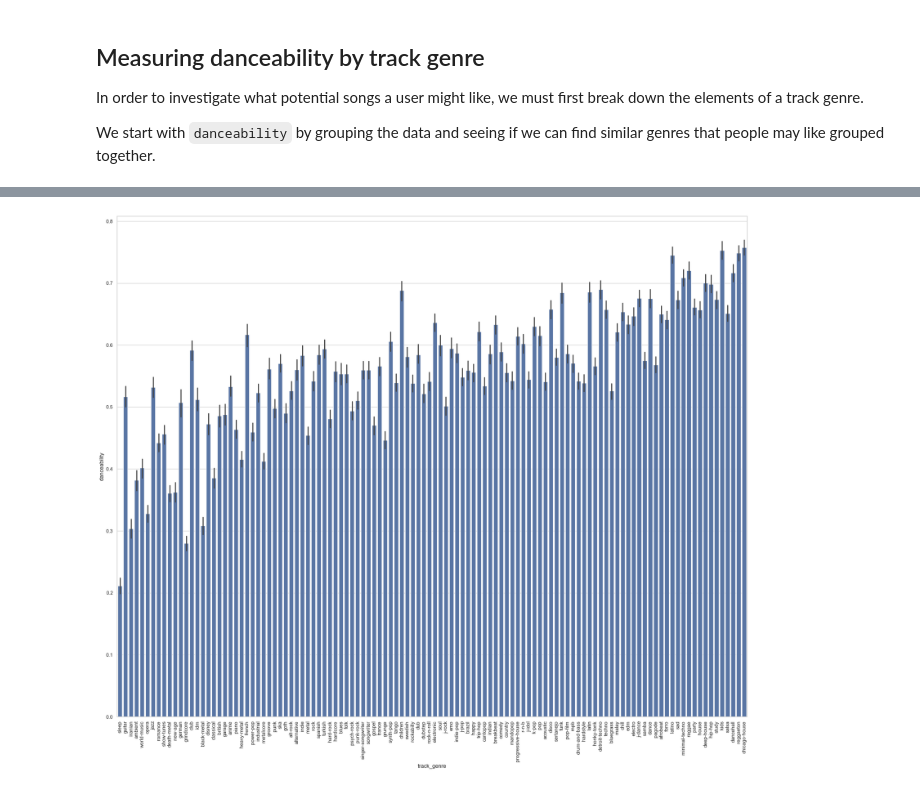
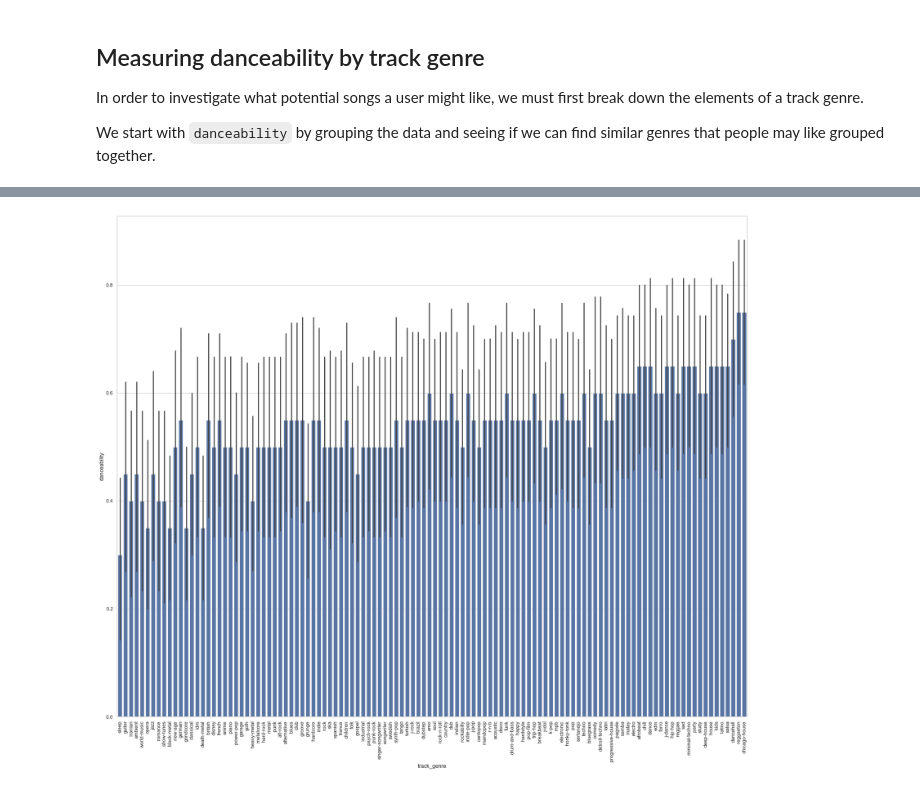
Before and after one commit to Khai189/SpotifyRecommender, a Jupyter notebook: TrainingData/DataVisualization.ipynb, the cells around one changed output, grey strips where cells are left out. Saved outputs shown, nothing was run; the diff lists cells and outputs as text; code cells hidden in the pictures.

```diff
--- a/TrainingData/DataVisualization.ipynb
+++ b/TrainingData/DataVisualization.ipynb
@@ -149,7 +146,7 @@ We start with `danceability` by grouping the data and seeing if we can find simi
 import random
 import textwrap
 
-df_sorted = df.sort_values(by=['danceability'])
+df_sorted = df_rounded.sort_values(by=['danceability'])
 df_sorted_danceability = df_sorted.groupby("danceability")["track_genre"].value_counts()
 
 plottable_danceability = df_sorted_danceability.to_frame()
@@ -177 +174 @@ danceability track_genre
-[figure, old version]
+[figure, new version]
```
Also changed, not shown: parts of 3 cells of this notebook.
